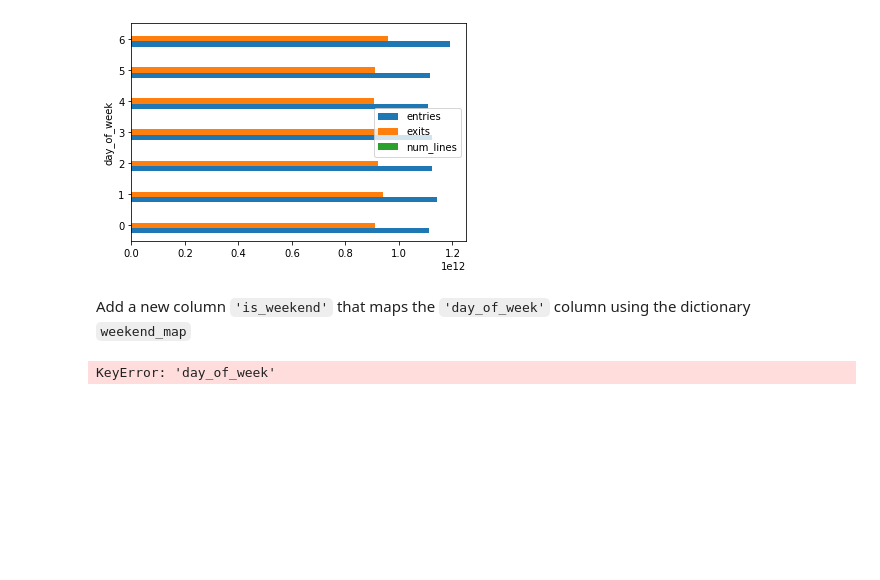
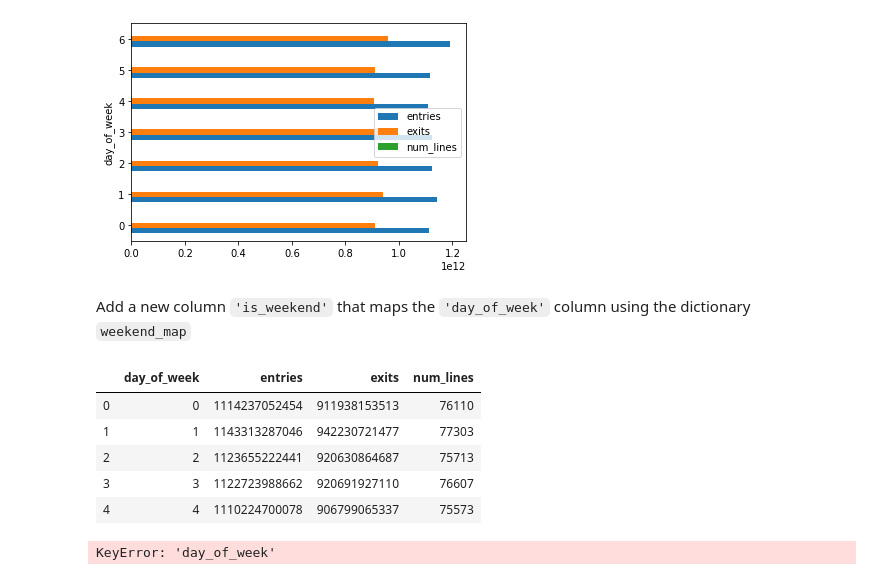
Before and after one commit to amdrexler23/dsc-pandas-series-and-dataframes-lab-nyc-ds-021720, a Jupyter notebook: index.ipynb, the cells around one changed output. Cells and saved outputs as stored; diff of their text form; code cells hidden in the pictures; blank space fills up the shorter version.

```diff
--- a/index.ipynb
+++ b/index.ipynb
@@ -123,6 +123,19 @@ plt.show()
 [figure]
 # %% [markdown]
 Add a new column `'is_weekend'` that maps the `'day_of_week'` column using the dictionary `weekend_map`
+# %%
+# Reset the index of grouped
+grouped = grouped.reset_index()
+
+# Print the first five rows of grouped
+grouped.head()
+# %% [output]
+|  | day_of_week | entries | exits | num_lines |
+| 0 | 0 | 1114237052454 | 911938153513 | 76110 |
+| 1 | 1 | 1143313287046 | 942230721477 | 77303 |
+| 2 | 2 | 1123655222441 | 920630864687 | 75713 |
+| 3 | 3 | 1122723988662 | 920691927110 | 76607 |
+| 4 | 4 | 1110224700078 | 906799065337 | 75573 |
 # %%
 # Use this dictionary to create a new column
 weekend_map = {0:False, 1:False, 2:False, 3:False, 4:False, 5:True, 6:True}
```
